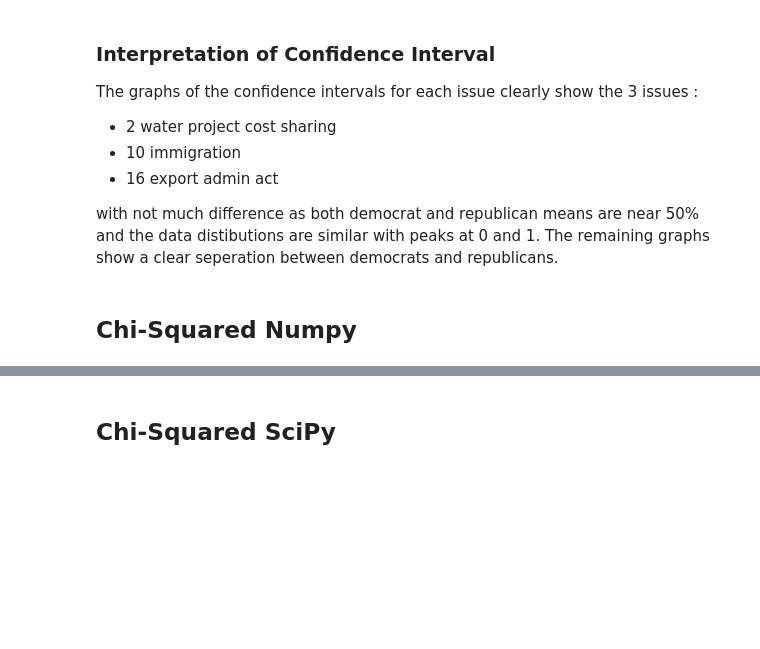
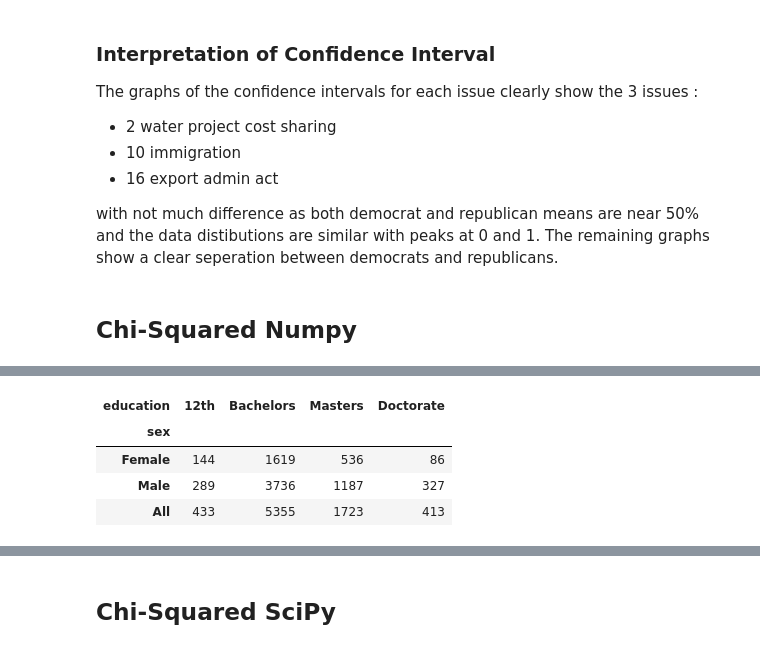
Before and after one commit to JimKing100/DS-Unit-1-Sprint-3-Statistical-Tests-and-Experiments, a Jupyter notebook: module2-sampling-confidence-intervals-and-hypothesis-testing/LS_DS_132_Sampling_Confidence_Intervals_and_Hypothesis_Testing.ipynb, the cells around one changed output, grey strips where cells are left out. Saved outputs shown, nothing was run; the diff lists cells and outputs as text; code cells hidden in the pictures; blank space fills up the shorter version.

```diff
--- a/module2-sampling-confidence-intervals-and-hypothesis-testing/LS_DS_132_Sampling_Confidence_Intervals_and_Hypothesis_Testing.ipynb
+++ b/module2-sampling-confidence-intervals-and-hypothesis-testing/LS_DS_132_Sampling_Confidence_Intervals_and_Hypothesis_Testing.ipynb
@@ -698,3 +698,13 @@ contingency_table
 | Female | 295 | 432 | 144 | 46 | 84 | 160 | 144 | 421 | 500 | 1619 | ... |
 | Male | 638 | 743 | 289 | 122 | 249 | 486 | 370 | 646 | 882 | 3736 | ... |
 | All | 933 | 1175 | 433 | 168 | 333 | 646 | 514 | 1067 | 1382 | 5355 | ... |
+# %%
+# Create a subset of just high school, bachelors, masters and doctorate
+education_table = contingency_table[[' 12th', ' Bachelors', ' Masters', ' Doctorate']]
+education_table
+# %% [output]
+| education | 12th | Bachelors | Masters | Doctorate |
+| sex |  |  |  |  |
+| Female | 144 | 1619 | 536 | 86 |
+| Male | 289 | 3736 | 1187 | 327 |
+| All | 433 | 5355 | 1723 | 413 |
```
Also changed, not shown: parts of 29 cells of this notebook.
